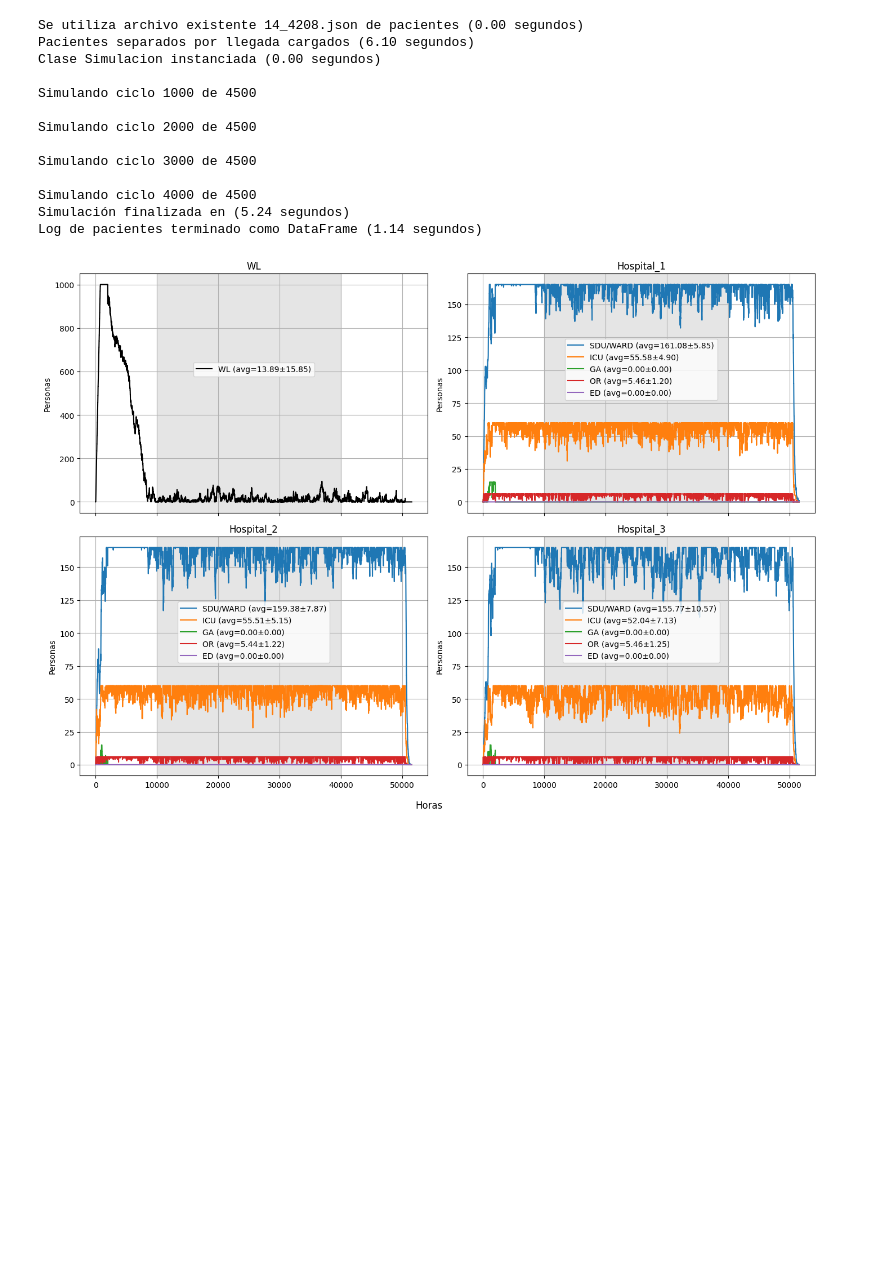
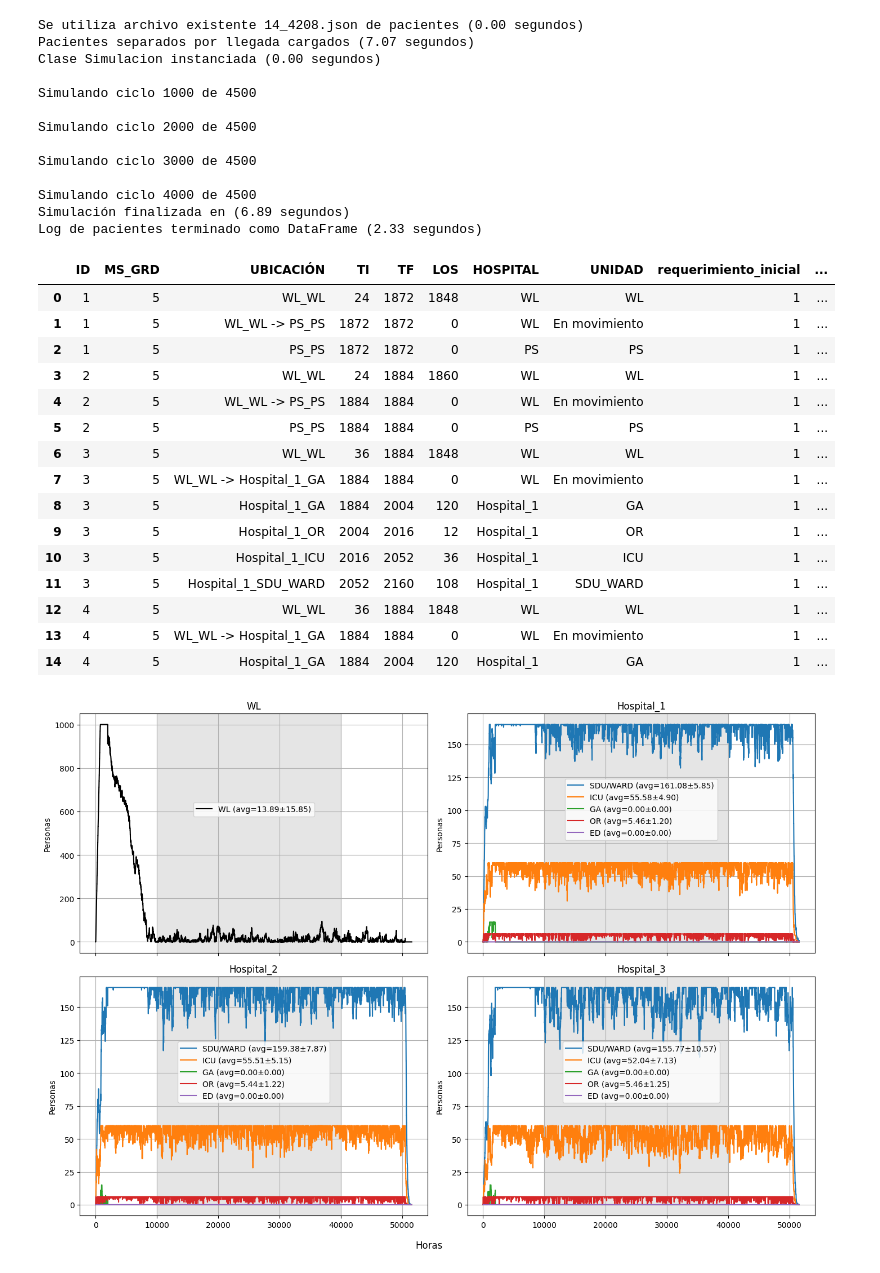
Before and after one commit to franfonte/Capstone, a Jupyter notebook: simulacion/0. codigo simulación/1_clases.ipynb, the cells around one changed output. Cells and saved outputs as stored; diff of their text form; code cells hidden in the pictures; blank space fills up the shorter version.

Commit message:
Simulacion entrega log detallado Closes #8

```diff
--- a/simulacion/0. codigo simulación/1_clases.ipynb
+++ b/simulacion/0. codigo simulación/1_clases.ipynb
@@ -1527,8 +1667,9 @@ modelo = ModeloA()
 pacientes_caso_base = False
 ciclo_de_cambio = 0
 alternativo = ModeloA()
+log_detallado = True
 Paciente.CONTADOR_ID = 1
-simu = Simulacion(T_max, seed, ciclos, modelo = modelo, modelo_alternativo = alternativo, pacientes_caso_base = pacientes_caso_base, ciclo_de_cambio = ciclo_de_cambio)
+simu = Simulacion(T_max, seed, ciclos, modelo = modelo, modelo_alternativo = alternativo, pacientes_caso_base = pacientes_caso_base, ciclo_de_cambio = ciclo_de_cambio, log_detallado = log_detallado)
 df = simu.simular()
 
 if ciclo_de_cambio != 0:
@@ -1537,7 +1678,7 @@ else:
     df.to_csv(f"resultados simulacion/{modelo.__class__.__name__}_{seed}_{ciclos}_{T_max}.csv", index=False)
 # %% [output]
 Se utiliza archivo existente 14_4208.json de pacientes (0.00 segundos)
-Pacientes separados por llegada cargados (6.10 segundos)
+Pacientes separados por llegada cargados (7.07 segundos)
 Clase Simulacion instanciada (0.00 segundos)
 
 Simulando ciclo 1000 de 4500
@@ -1547,8 +1688,27 @@ Simulando ciclo 2000 de 4500
 Simulando ciclo 3000 de 4500
 
 Simulando ciclo 4000 de 4500
-Simulación finalizada en (5.24 segundos)
-Log de pacientes terminado como DataFrame (1.14 segundos)
+Simulación finalizada en (6.89 segundos)
+Log de pacientes terminado como DataFrame (2.33 segundos)
+# %%
+df.head(15)
+# %% [output]
+|  | ID | MS_GRD | UBICACIÓN | TI | TF | LOS | HOSPITAL | UNIDAD | requerimiento_inicial | ... |
+| 0 | 1 | 5 | WL_WL | 24 | 1872 | 1848 | WL | WL | 1 | ... |
+| 1 | 1 | 5 | WL_WL -> PS_PS | 1872 | 1872 | 0 | WL | En movimiento | 1 | ... |
+| 2 | 1 | 5 | PS_PS | 1872 | 1872 | 0 | PS | PS | 1 | ... |
+| 3 | 2 | 5 | WL_WL | 24 | 1884 | 1860 | WL | WL | 1 | ... |
+| 4 | 2 | 5 | WL_WL -> PS_PS | 1884 | 1884 | 0 | WL | En movimiento | 1 | ... |
+| 5 | 2 | 5 | PS_PS | 1884 | 1884 | 0 | PS | PS | 1 | ... |
+| 6 | 3 | 5 | WL_WL | 36 | 1884 | 1848 | WL | WL | 1 | ... |
+| 7 | 3 | 5 | WL_WL -> Hospital_1_GA | 1884 | 1884 | 0 | WL | En movimiento | 1 | ... |
+| 8 | 3 | 5 | Hospital_1_GA | 1884 | 2004 | 120 | Hospital_1 | GA | 1 | ... |
+| 9 | 3 | 5 | Hospital_1_OR | 2004 | 2016 | 12 | Hospital_1 | OR | 1 | ... |
+| 10 | 3 | 5 | Hospital_1_ICU | 2016 | 2052 | 36 | Hospital_1 | ICU | 1 | ... |
+| 11 | 3 | 5 | Hospital_1_SDU_WARD | 2052 | 2160 | 108 | Hospital_1 | SDU_WARD | 1 | ... |
+| 12 | 4 | 5 | WL_WL | 36 | 1884 | 1848 | WL | WL | 1 | ... |
+| 13 | 4 | 5 | WL_WL -> Hospital_1_GA | 1884 | 1884 | 0 | WL | En movimiento | 1 | ... |
+| 14 | 4 | 5 | Hospital_1_GA | 1884 | 2004 | 120 | Hospital_1 | GA | 1 | ... |
 # %%
 # 6. Tasa de ocupación de camas
 def unit_counts_all_hospitals(tl, T_max, hospitals, show_wl=True, stable_start=10000, stable_end=40000, grid=False):
```
Also changed, not shown: parts of 1 cell of this notebook, 2 other files.
